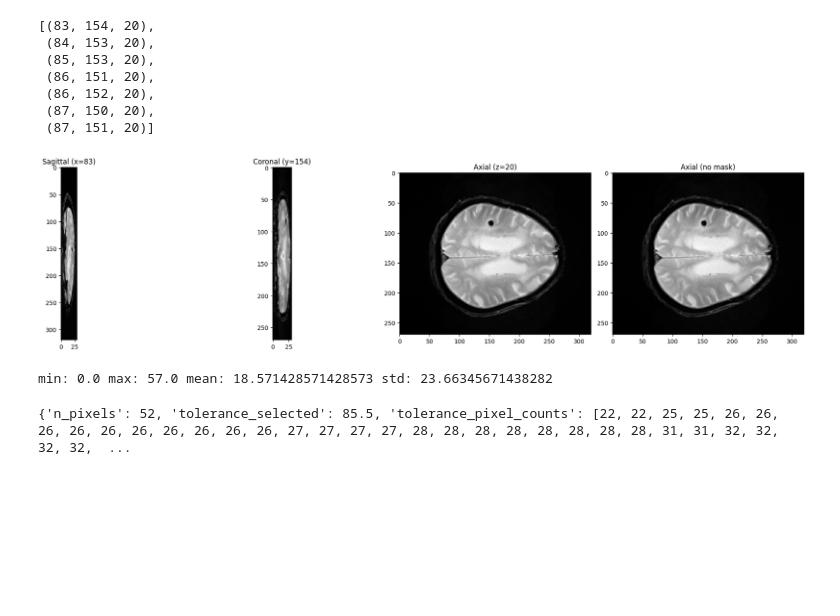
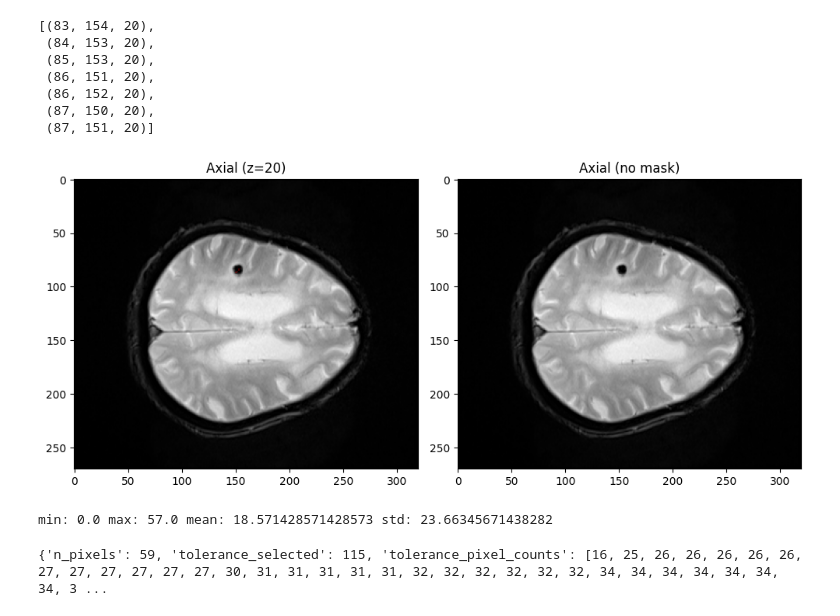
Before and after one commit to jorgedelpozolerida/Segmentation_CMB, a Jupyter notebook: scripts/region_growing.ipynb, the cells around one changed output. Drawn from its saved outputs; the diff is of its cells as text; code cells hidden in the pictures; blank space fills up the shorter version.

```diff
--- a/scripts/region_growing.ipynb
+++ b/scripts/region_growing.ipynb
@@ -146,14 +147,28 @@ def region_growing_with_auto_tolerance(volume, seeds, tolerance_range=(0, 100, 1
     closed_mask = binary_dilation(selected_mask, structure=struct, iterations=1)
     closed_mask = binary_erosion(closed_mask, structure=struct, iterations=1)
 
- # Metadata
+    # Fill holes in the mask to ensure it's solid
+    closed_mask = binary_fill_holes(closed_mask, structure=struct)
+
+    # Label the connected components
+    labeled_mask, num_features = label(closed_mask, structure=struct)
+
+    # If there are multiple features, select the largest one
+    if num_features > 1:
+        print(f"More than one CC found, a total of {num_features}")
+        max_label = 1 + np.argmax([np.sum(labeled_mask == i) for i in range(1, num_features + 1)])
+        cleaned_mask = (labeled_mask == max_label)
+    else:
+        cleaned_mask = closed_mask
+
+    # Metadata
     metadata = {
-        'n_pixels': np.sum(closed_mask),
+        'n_pixels': np.sum(cleaned_mask),
         'tolerance_selected': selected_tolerance,
         'tolerance_pixel_counts': len_list
     }
 
-    return closed_mask, metadata
+    return cleaned_mask, metadata
 # %% [markdown]
 ### Try on cases with only 1 CMB
 # %%
@@ -325,6 +344,10 @@ np.unique(cmb_data)
 # %% [output]
 array([0., 1.])
 # %%
+# cmb_data[cmb_data == 1] = 0 # in case needed
+cmb_data[cmb_data == 2] = 0 # in case needed
+
+
 np.sum(cmb_data == 1)
 cmb_coord_where = np.where(cmb_data == 1)
 cmb_coord = [(cmb_coord_where[0][i], cmb_coord_where[1][i], cmb_coord_where[2][i]) for i in range(len(cmb_coord_where[0]))]
@@ -338,9 +361,9 @@ cmb_coord
  (87, 150, 20),
  (87, 151, 20)]
 # %%
-plot_mask_on_image(t2s_data, cmb_data, cmb_coord[0])
+plot_mask_on_image(t2s_data, cmb_data, cmb_coord[0], axes_to_display=['axial'])
 # %% [output]
-[figure, old version]
+[figure, new version]
 # %%
 masked_t2s_cmb = t2s_data[cmb_data == 1]
 cmb_min = np.min(masked_t2s_cmb)
@@ -356,9 +379,10 @@ print(
 
 grown_mask, process_metadata = region_growing_with_auto_tolerance(t2s_data,
                                                                     seeds=cmb_coord,
-                                                                    tolerance_range=(0, 200, 0.5),
+                                                                    tolerance_range=(0, 200, 1),
                                                                     connectivity=6)
 print(process_metadata)
+
 
 # Save processing metadata in the dictionary
 results_dict[subject_id]['processing_metadata'] = process_metadata
@@ -366,5 +390,5 @@ results_dict[subject_id]['np_arrays'] = (t2s_data, cmb_data, grown_mask)
 results_dict[subject_id]['CM'] = cm_mask
 # %% [output]
 min: 0.0 max: 57.0 mean: 18.571428571428573 std: 23.66345671438282
-{'n_pixels': 52, 'tolerance_selected': 85.5, 'tolerance_pixel_counts': [22, 22, 25, 25, 26, 26, 26, 26, 26, 26, 26, 26, 26, 26, 27, 27, 27, 27, 28, 28, 28, 28, 28, 28, 28, 28, 31, 31, 32, 32, 32, 32,  ...
+{'n_pixels': 59, 'tolerance_selected': 115, 'tolerance_pixel_counts': [16, 25, 26, 26, 26, 26, 26, 27, 27, 27, 27, 27, 27, 30, 31, 31, 31, 31, 31, 32, 32, 32, 32, 32, 32, 34, 34, 34, 34, 34, 34, 34, 3 ...
 # %%
```
Also changed, not shown: parts of 5 cells of this notebook.
